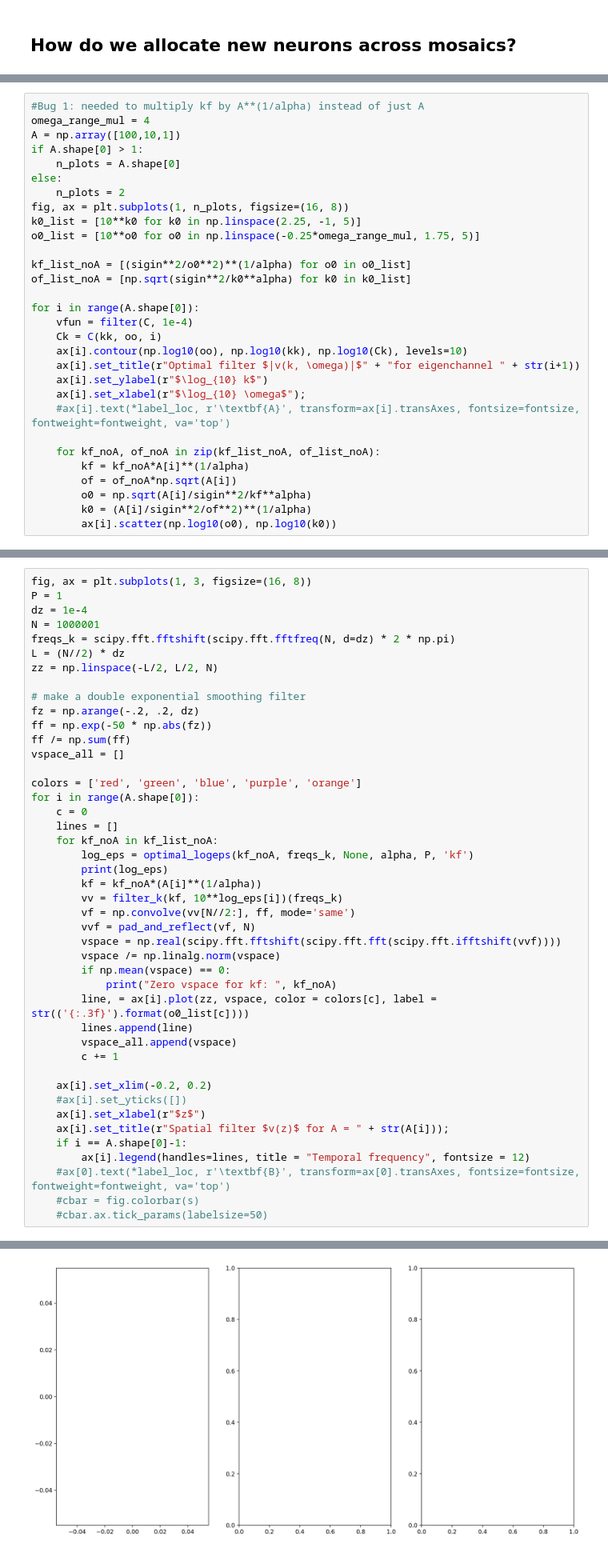
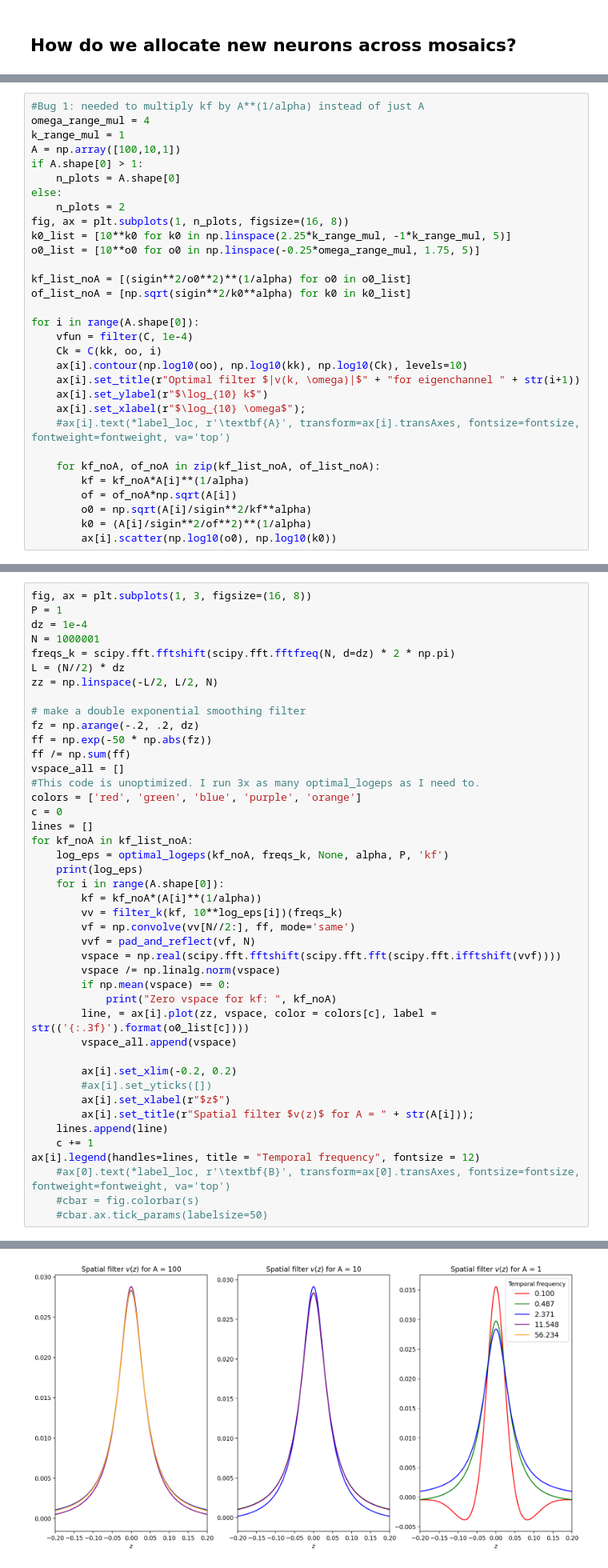
Before and after one commit to pearsonlab/efficientcodingcolor, a Jupyter notebook: Code/mosaic_density_color_original_modif.ipynb, the cells around one changed output, grey strips where cells are left out. Shown at 80% size. Cells and saved outputs as stored; diff of their text form.

Commit message:
Temporal filters work now

```diff
--- a/Code/mosaic_density_color_original_modif.ipynb
+++ b/Code/mosaic_density_color_original_modif.ipynb
@@ -514,13 +514,14 @@ def optimal_logeps(kf_noA, freqs, klims, power, P, A_type):
 # %%
 #Bug 1: needed to multiply kf by A**(1/alpha) instead of just A
 omega_range_mul = 4
+k_range_mul = 1
 A = np.array([100,10,1])
 if A.shape[0] > 1:
     n_plots = A.shape[0]
 else:
     n_plots = 2
 fig, ax = plt.subplots(1, n_plots, figsize=(16, 8))
-k0_list = [10**k0 for k0 in np.linspace(2.25, -1, 5)]
+k0_list = [10**k0 for k0 in np.linspace(2.25*k_range_mul, -1*k_range_mul, 5)]
 o0_list = [10**o0 for o0 in np.linspace(-0.25*omega_range_mul, 1.75, 5)]
 
 kf_list_noA = [(sigin**2/o0**2)**(1/alpha) for o0 in o0_list]
@@ -557,14 +558,14 @@ fz = np.arange(-.2, .2, dz)
 ff = np.exp(-50 * np.abs(fz))
 ff /= np.sum(ff)
 vspace_all = []
-
+#This code is unoptimized. I run 3x as many optimal_logeps as I need to.
 colors = ['red', 'green', 'blue', 'purple', 'orange']
-for i in range(A.shape[0]):
-    c = 0
-    lines = []
-    for kf_noA in kf_list_noA:
-        log_eps = optimal_logeps(kf_noA, freqs_k, None, alpha, P, 'kf')
-        print(log_eps)
+c = 0
+lines = []
+for kf_noA in kf_list_noA:
+    log_eps = optimal_logeps(kf_noA, freqs_k, None, alpha, P, 'kf')
+    print(log_eps)
+    for i in range(A.shape[0]):
         kf = kf_noA*(A[i]**(1/alpha))
         vv = filter_k(kf, 10**log_eps[i])(freqs_k)
         vf = np.convolve(vv[N//2:], ff, mode='same')
@@ -574,16 +575,15 @@ for i in range(A.shape[0]):
         if np.mean(vspace) == 0:
             print("Zero vspace for kf: ", kf_noA)
         line, = ax[i].plot(zz, vspace, color = colors[c], label = str(('{:.3f}').format(o0_list[c])))
-        lines.append(line)
         vspace_all.append(vspace)
-        c += 1
 
-    ax[i].set_xlim(-0.2, 0.2)
-    #ax[i].set_yticks([])
-    ax[i].set_xlabel(r"$z$")
-    ax[i].set_title(r"Spatial filter $v(z)$ for A = " + str(A[i]));
-    if i == A.shape[0]-1:
-        ax[i].legend(handles=lines, title = "Temporal frequency", fontsize = 12)
+        ax[i].set_xlim(-0.2, 0.2)
+        #ax[i].set_yticks([])
+        ax[i].set_xlabel(r"$z$")
+        ax[i].set_title(r"Spatial filter $v(z)$ for A = " + str(A[i]));
+    lines.append(line)
+    c += 1
+ax[i].legend(handles=lines, title = "Temporal frequency", fontsize = 12)
     #ax[0].text(*label_loc, r'\textbf{B}', transform=ax[0].transAxes, fontsize=fontsize, fontweight=fontweight, va='top')
     #cbar = fig.colorbar(s)
     #cbar.ax.tick_params(labelsize=50)
@@ -596,2 +602,2 @@ KeyboardInterrupt:
-[figure, old version]
+[figure, new version]
 # %%
```
Also changed, not shown: parts of 8 cells of this notebook.
